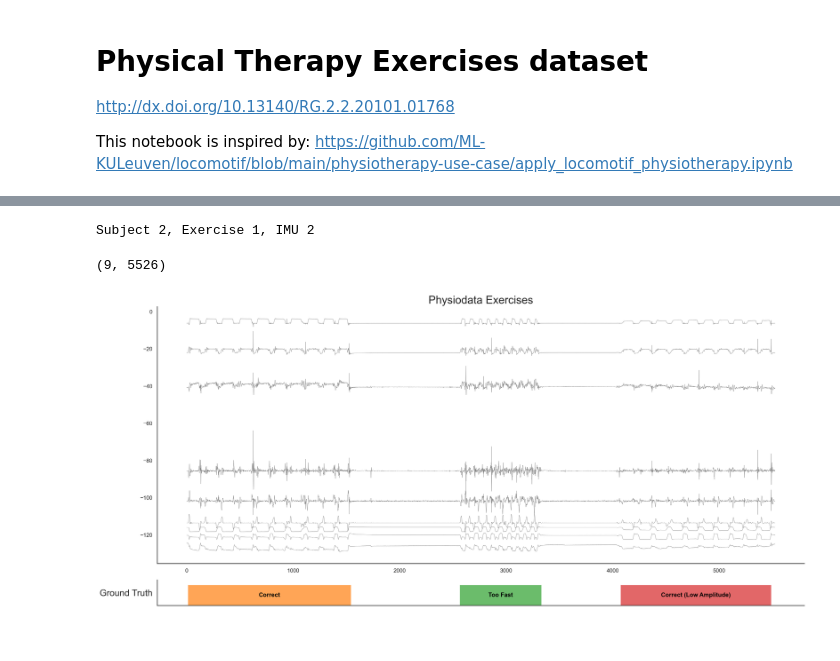
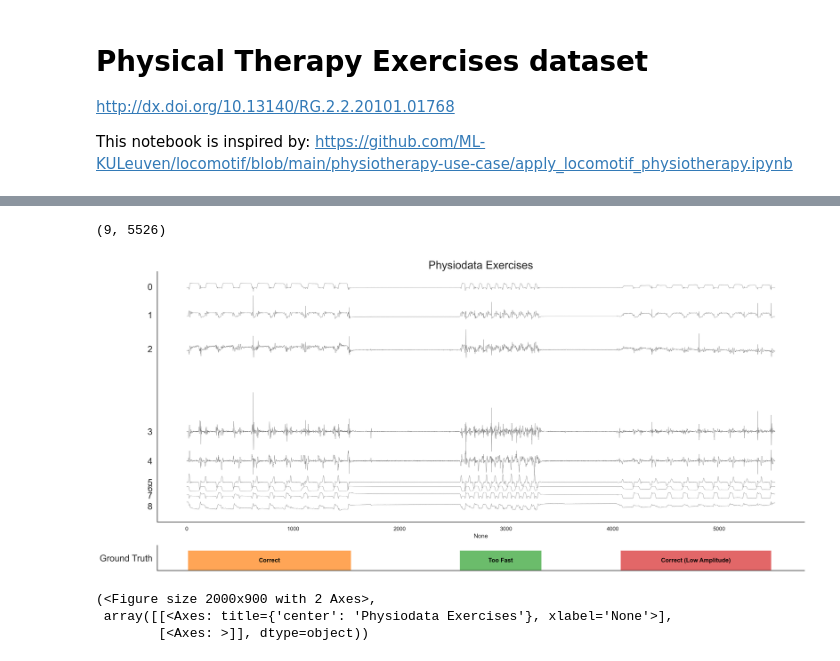
Before and after one commit to patrickzib/leitmotifs, a Jupyter notebook: notebooks/physiodata.ipynb, the cells around one changed output, grey strips where cells are left out. Drawn from its saved outputs; the diff is of its cells as text; code cells hidden in the pictures.

```diff
--- a/notebooks/physiodata.ipynb
+++ b/notebooks/physiodata.ipynb
@@ -31,26 +31,9 @@ def znormalize(ts):
                np.std(ts[:, 3*i : 3*(i+1)], axis=None))
     return ts
 # %%
-subjects  = range(1, 6)
-exercises = range(1, 9)
-relevant_imus = np.array([2, 4, 2, 2, 2, 2, 2, 2])
+df = pd.read_csv("../datasets/physiodata/physio.csv")
+df_gt = read_ground_truth("../datasets/physiodata/physio")
 
-root_path = "../datasets/physiodata"
-df = pd.DataFrame(columns=['subject', 'exercise', 'imu', 'ts'])
-
-for subject in subjects:
-    for exercise, imu in zip(exercises, relevant_imus):
-        path = os.path.join(root_path, f"s{subject}", f"e{exercise}", f"u{imu}", "test.txt")
-        f = open(path)
-        next(f)
-        data = np.array([l.split(';') for l in f.readlines()], dtype=np.float64)
-        # acc (3 spatial axes), gyr (3 spatial axes), mag (3 spatial axes)
-        df.loc[len(df.index)] = [subject, exercise, imu, data[:, 1:]]
-        f.close()
-df['ts'] = df['ts'].apply(znormalize)
 df.head()
-
-df_gt = read_ground_truth("../datasets/physiodata/physio")
-print(df_gt)
 # %% [output]
 ../datasets/physiodata/physio_gt.csv
@@ -60,36 +47,30 @@ id
-# %%
-subject   = 2
-exercise  = 1
-imu       = 2
-
-print(f"Subject {subject}, Exercise {exercise}, IMU {imu}")
-*_, ts = df.query('subject == @subject & exercise == @exercise & imu == @imu').iloc[0]
-# %% [output]
-Subject 2, Exercise 1, IMU 2
 # %%
 # Input Parameters
 f = 3          # number of sub-dimensions
 k_max = 20     # expected number of repeats
 
 ds_name = "Physiodata Exercises"
 
-series = ts.T
+series = df
 
 print(series.shape)
 # initialize LAMA
 ml = LAMA(
     ds_name,
     series,
     ground_truth=df_gt,
     dimension_labels=df.index,
     n_dims=f,   # number of sub-dimensions
     n_jobs=8    # number of parallel jobs
 )
 
-_ = ml.plot_dataset()
+ml.plot_dataset()
 # %% [output]
 (9, 5526)
-[figure, old version]
+[figure, new version]
+(<Figure size 2000x900 with 2 Axes>,
+ array([[<Axes: title={'center': 'Physiodata Exercises'}, xlabel='None'>],
+        [<Axes: >]], dtype=object))
 # %%
 # Compute lengths
 motif_length_range = np.arange(201, 282, 5)
```
Also changed, not shown: parts of 3 cells of this notebook, 1 other file.
